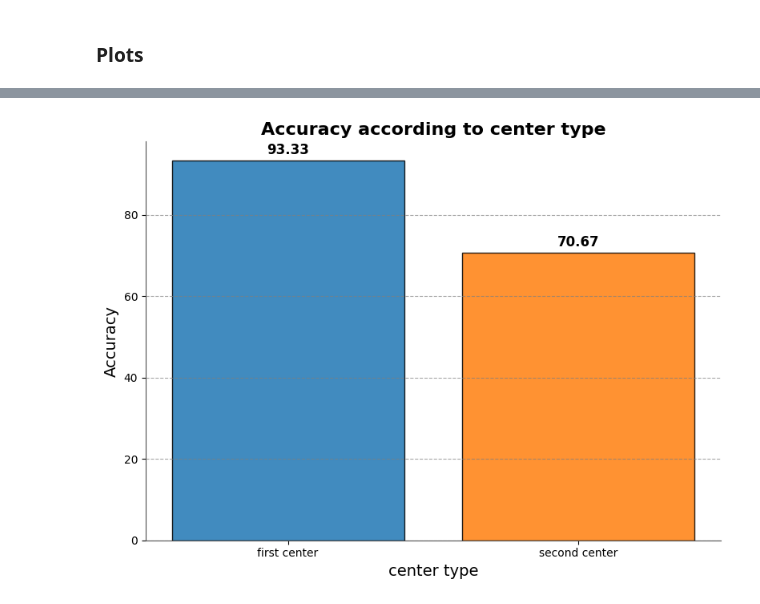
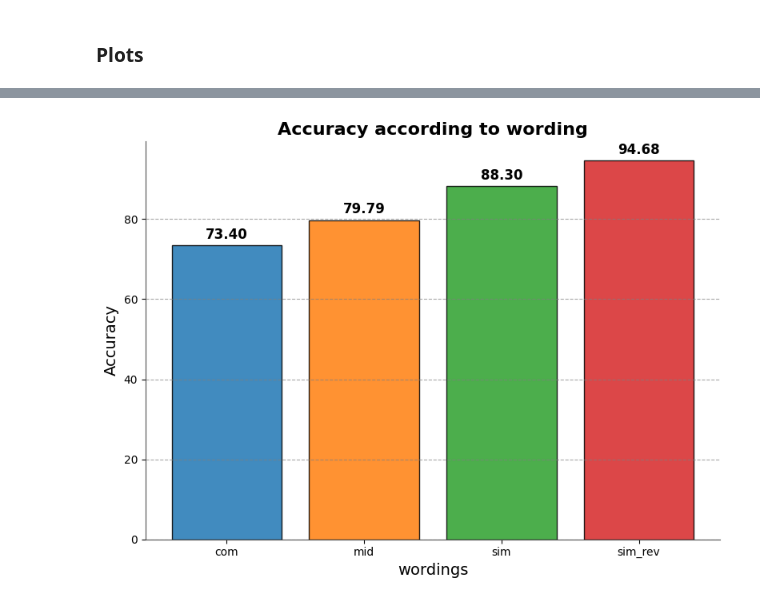
Before and after one commit to inbalh1/ModelsCognitiveSkills, a Jupyter notebook: NLP_readData_vicuna_.ipynb, the cells around one changed output, grey strips where cells are left out. Drawn from its saved outputs; the diff is of its cells as text; code cells hidden in the pictures.

```diff
--- a/NLP_readData_vicuna_.ipynb
+++ b/NLP_readData_vicuna_.ipynb
@@ -211,0 +246,10 @@ correct_predictions_second_sim, total_predictions_second_sim = predict_and_calcu
+# %%
+correct_preds_dict={}
+total_preds_dict={}
+
+for sen_type in df["type"].unique():
+  sen_type_df= df[df["type"] == sen_type]
+  correct_predictions= len(sen_type_df[sen_type_df["is_correct_prediction"]==1])
+  correct_preds_dict[sen_type]= correct_predictions
+  total_predictions= len(sen_type_df)
+  total_preds_dict[sen_type]= total_predictions
@@ -212,12 +263,12 @@ correct_predictions_second_sim, total_predictions_second_sim = predict_and_calcu
 # %% [markdown]
 ### Plot functions
 # %%
-def plot_acc(names, values, title, xlabels):
+def plot_acc(acc_dict, title, xlabels, res_dir):
   # Create a figure and axis
   fig, ax = plt.subplots(figsize=(8, 6))
 
   # Create the barplot
-  bars = ax.bar(names, values, color=['#1f77b4', '#ff7f0e', '#2ca02c', '#d62728'], edgecolor='black', alpha=0.85)
+  bars = ax.bar(list(acc_dict.keys()), list(acc_dict.values()), color=['#1f77b4', '#ff7f0e', '#2ca02c', '#d62728'], edgecolor='black', alpha=0.85)
 
   # Add the accuracy values on top of the bars
   for bar in bars:
@@ -244,7 +295,8 @@ def plot_acc(names, values, title, xlabels):
 
   # Save the plot
   filename = title.lower().replace(' ', '_') + '.png'
-  plt.savefig(filename)
+  file_path = os.path.join(res_dir, filename)
+  plt.savefig(file_path)
 
   # Show the plot
   plt.show()
@@ -333,11 +375,0 @@ plot_acc(["com", "nd", "sim"], [acc, acc_nd, acc_sim], "Accuracy according to wo
-# %%
-# Compare according to different types
-acc_first = calc_accuracy(correct_predictions_first + correct_predictions_first_nd + correct_predictions_first_sim,
-                          total_predictions_first + total_predictions_first_nd + total_predictions_first_sim)
-
-acc_second = calc_accuracy(correct_predictions_second + correct_predictions_second_nd + correct_predictions_second_sim,
-                          total_predictions_second + total_predictions_second_nd + total_predictions_second_sim)
-
-plot_acc(["first center", "second center"], [acc_first, acc_second], "Accuracy according to center type", "center type")
-# %% [output]
-[figure, removed]
@@ -343,0 +378,18 @@ plot_acc(["first center", "second center"], [acc_first, acc_second], "Accuracy a
+# %%
+wordings = ["com", "mid", "sim", "sim_rev"]
+all_center_types = ["first_center", "second_center"]
+
+# Calculate accuracy for each wording separately
+wording_accuracy = {}
+
+for wording in wordings:
+  correct_predictions = 0
+  total_predictions = 0
+  for center_type in all_center_types:
+    correct_predictions += correct_preds_dict[center_type + "_" + wording]
+    total_predictions += total_preds_dict[center_type + "_" + wording]
+  wording_accuracy[wording] = calc_accuracy(correct_predictions, total_predictions)
+# %%
+plot_acc(wording_accuracy, "Accuracy according to wording", "wordings", res_dir)
+# %% [output]
+[figure, added]
```
Also changed, not shown: parts of 35 cells of this notebook, 2 other files.
